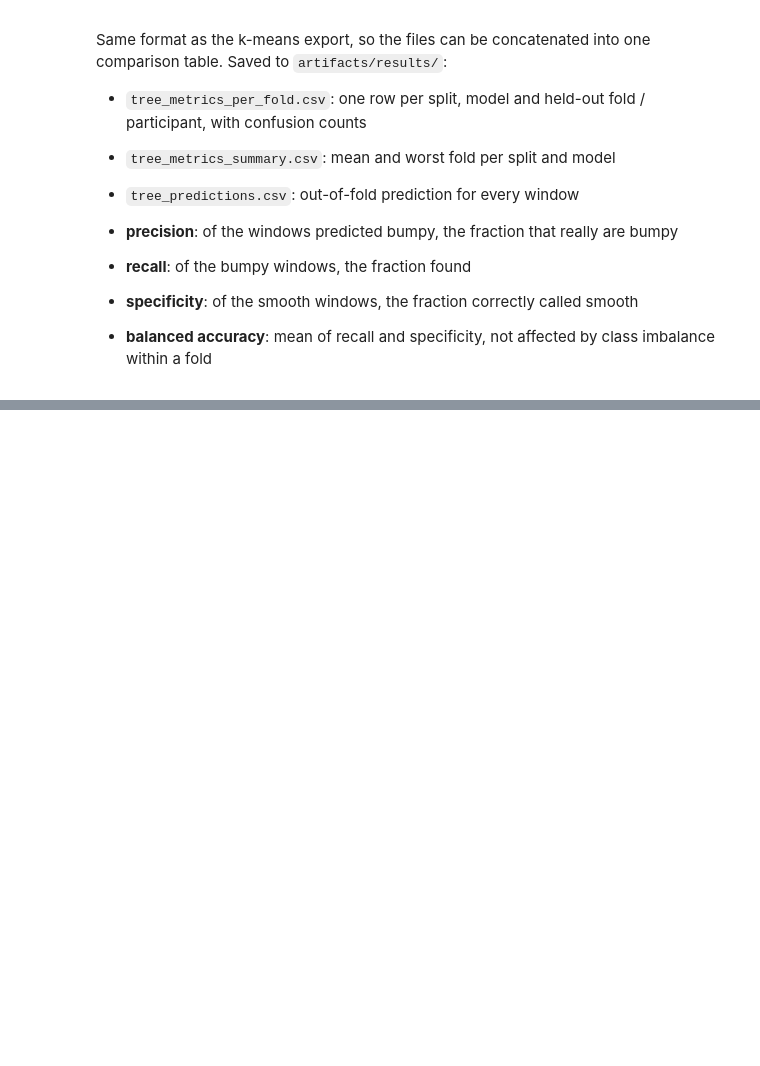
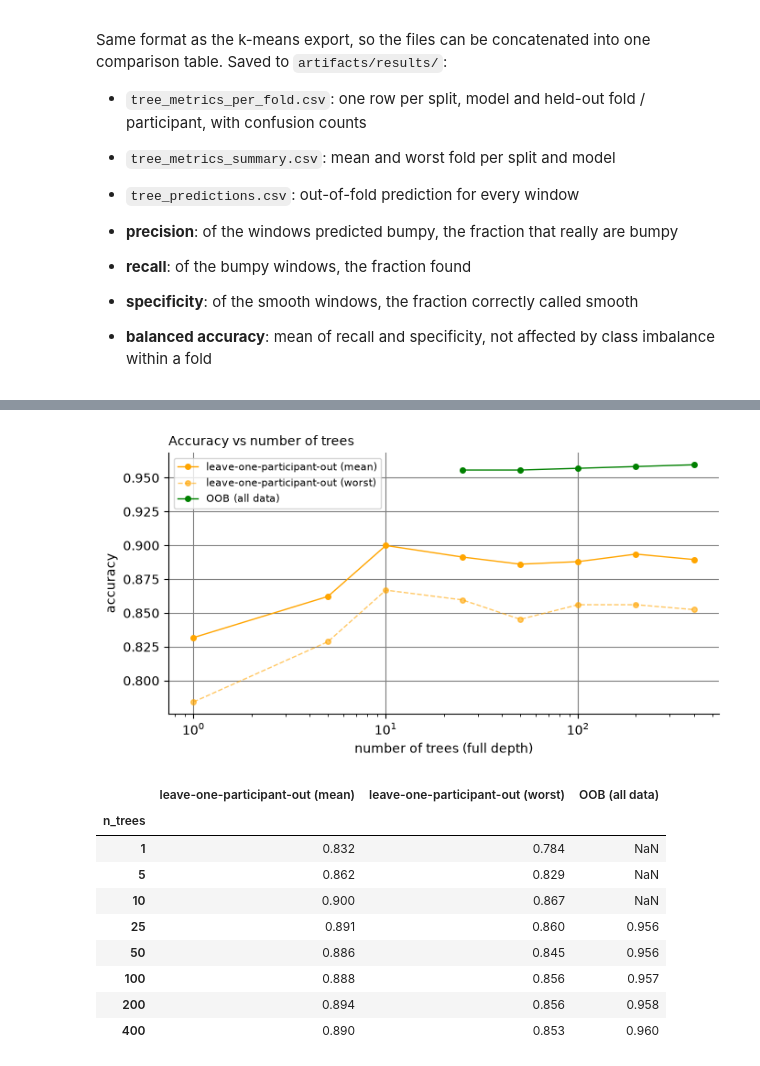
Before and after one commit to kostasparma/Machine_Learning_for_rides, a Jupyter notebook: group19.ipynb, the cells around one changed output, grey strips where cells are left out. Cells and saved outputs as stored; diff of their text form; code cells hidden in the pictures; blank space fills up the shorter version.

```diff
--- a/group19.ipynb
+++ b/group19.ipynb
@@ -1586,0 +1748,34 @@ saved to D:\2-Courses\5ARE0-Project\Machine_Learning_for_rides\artifacts\results
+# %%
+N_GRID = [1, 5, 10, 25, 50, 100, 200, 400]
+
+rows = []
+for n in N_GRID:
+    lopo = [forest(n_estimators=n).fit(df.loc[tr, ALL], y[tr]).score(df.loc[te, ALL], y[te])
+            for tr, te in SPLITS["leave-one-participant-out"]]
+    oob = forest(n_estimators=n, oob_score=True, bootstrap=True).fit(df[ALL], y).oob_score_ if n >= 25 else np.nan
+    rows.append({"n_trees": n, "leave-one-participant-out (mean)": np.mean(lopo),
+                 "leave-one-participant-out (worst)": np.min(lopo), "OOB (all data)": oob})
+ntree_curve = pd.DataFrame(rows).set_index("n_trees")
+
+fig, ax = plt.subplots(figsize=(7, 3.8))
+ax.plot(ntree_curve.index, ntree_curve.iloc[:, 0], marker="o", markersize=4, color=PALETTE[1], label=ntree_curve.columns[0])
+ax.plot(ntree_curve.index, ntree_curve.iloc[:, 1], marker="o", markersize=4, color=PALETTE[1], linestyle="--", alpha=0.6, label=ntree_curve.columns[1])
+ax.plot(ntree_curve.index, ntree_curve.iloc[:, 2], marker="o", markersize=4, color=PALETTE[2], label=ntree_curve.columns[2])
+ax.set_xscale("log"); ax.set(xlabel="number of trees (full depth)", ylabel="accuracy")
+ax.set_title("Accuracy vs number of trees", loc="left", fontsize=10); ax.legend(fontsize=8)
+
+fig.tight_layout(); fig.savefig(FIG_DIR / "rf_ntrees_curve.png", dpi=120, bbox_inches="tight"); plt.show()
+
+ntree_curve.round(3)
+# %% [output]
+[figure, added]
+|  | leave-one-participant-out (mean) | leave-one-participant-out (worst) | OOB (all data) |
+| n_trees |  |  |  |
+| 1 | 0.832 | 0.784 | NaN |
+| 5 | 0.862 | 0.829 | NaN |
+| 10 | 0.900 | 0.867 | NaN |
+| 25 | 0.891 | 0.860 | 0.956 |
+| 50 | 0.886 | 0.845 | 0.956 |
+| 100 | 0.888 | 0.856 | 0.957 |
+| 200 | 0.894 | 0.856 | 0.958 |
+| 400 | 0.890 | 0.853 | 0.960 |
```
Also changed, not shown: parts of 21 cells of this notebook.
